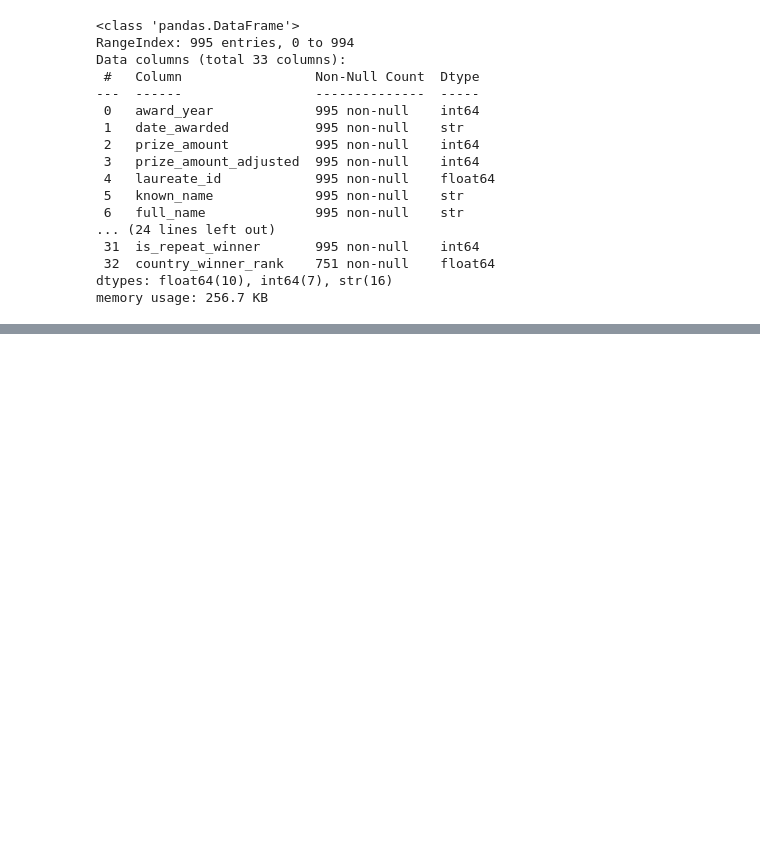
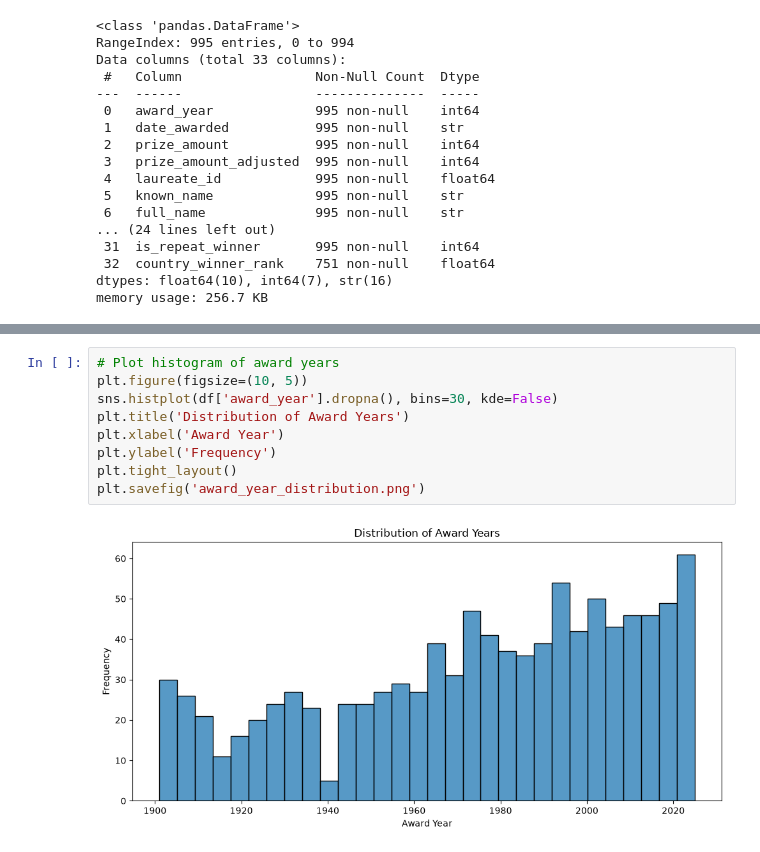
Before and after one commit to phuwu/EDA-on-Nobel-Prize-Winners-1901-2025, a Jupyter notebook: EDA.ipynb, the cells around one changed output, grey strips where cells are left out. Saved outputs shown, nothing was run; the diff lists cells and outputs as text; blank space fills up the shorter version.

Commit message:
Further clean up and visualization

```diff
--- a/EDA.ipynb
+++ b/EDA.ipynb
@@ -55,0 +70,11 @@ memory usage: 256.7 KB
+# %%
+# Plot histogram of award years
+plt.figure(figsize=(10, 5))
+sns.histplot(df['award_year'].dropna(), bins=30, kde=False)
+plt.title('Distribution of Award Years')
+plt.xlabel('Award Year')
+plt.ylabel('Frequency')
+plt.tight_layout()
+plt.savefig('award_year_distribution.png')
+# %% [output]
+[figure, added]
```
Also changed, not shown: parts of 6 cells of this notebook, 3 other files.
